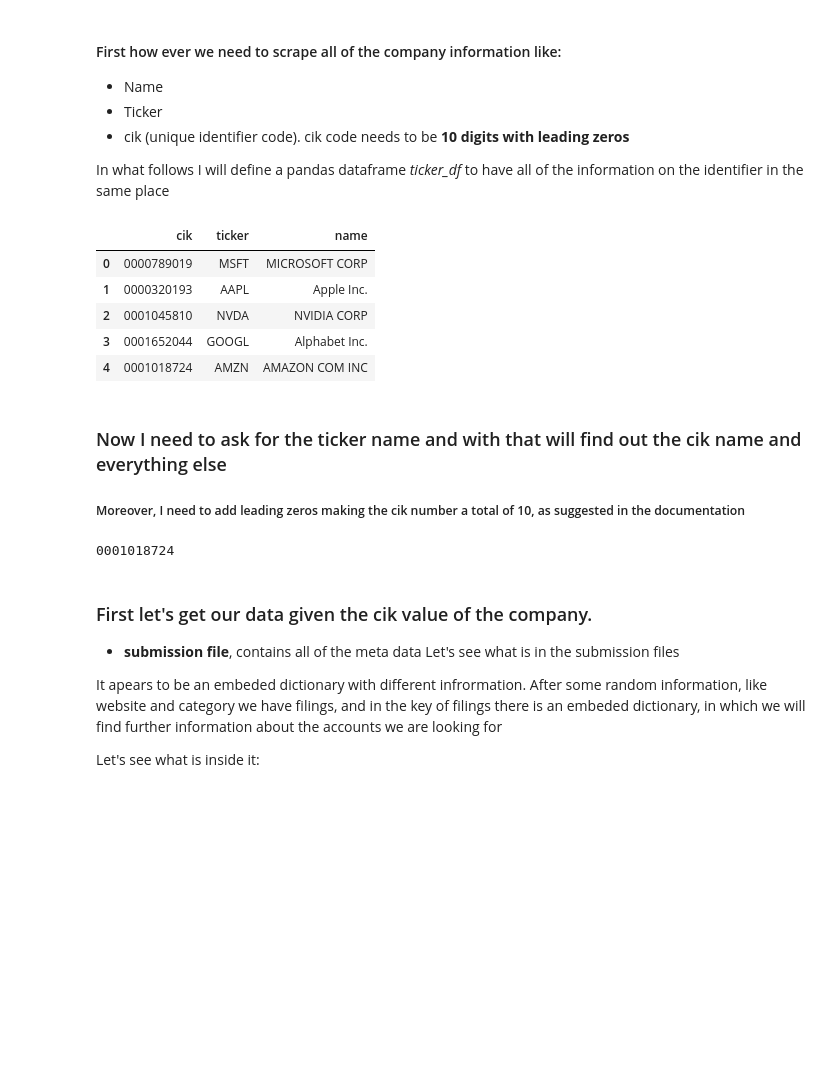
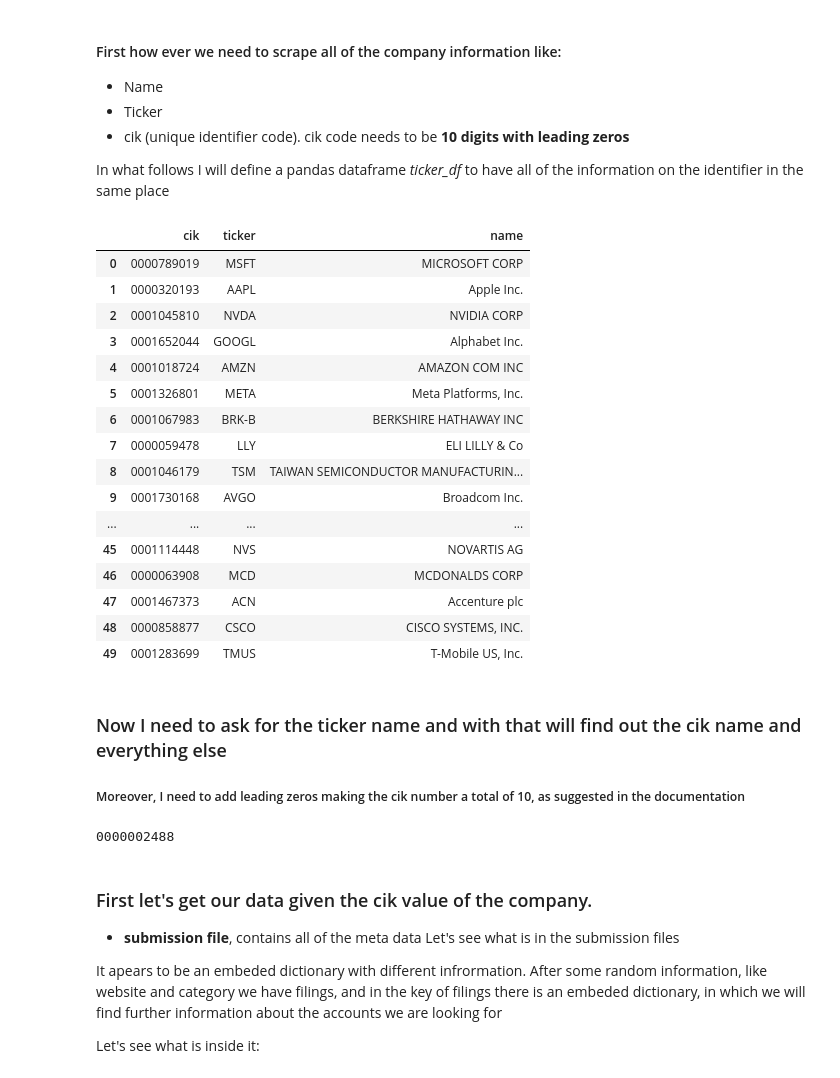
Before and after one commit to maseehfaizan/Project-Code, a Jupyter notebook: Master.ipynb, the cells around one changed output. Saved outputs shown, nothing was run; the diff lists cells and outputs as text; code cells hidden in the pictures; blank space fills up the shorter version.

```diff
--- a/Master.ipynb
+++ b/Master.ipynb
@@ -42,29 +42,40 @@ In what follows I will define a pandas dataframe *ticker_df* to have all of the
 # %%
 ticker = requests.get('https://www.sec.gov/files/company_tickers.json',headers=headers).json()
 ticker_df = pd.DataFrame.from_dict(ticker,orient='index')
 ticker_df.rename(columns={'cik_str':'cik','title':'name'},inplace=True)
 #Filing in the cik code and adding the leading zeros
 ticker_df['cik'] = ticker_df['cik'].astype(str).str.zfill(10)
-ticker_df.head()
+ticker_df.head(50)
 # %% [output]
 |  | cik | ticker | name |
 | 0 | 0000789019 | MSFT | MICROSOFT CORP |
 | 1 | 0000320193 | AAPL | Apple Inc. |
 | 2 | 0001045810 | NVDA | NVIDIA CORP |
 | 3 | 0001652044 | GOOGL | Alphabet Inc. |
 | 4 | 0001018724 | AMZN | AMAZON COM INC |
+| 5 | 0001326801 | META | Meta Platforms, Inc. |
+| 6 | 0001067983 | BRK-B | BERKSHIRE HATHAWAY INC |
+| 7 | 0000059478 | LLY | ELI LILLY & Co |
+| 8 | 0001046179 | TSM | TAIWAN SEMICONDUCTOR MANUFACTURIN... |
+| 9 | 0001730168 | AVGO | Broadcom Inc. |
+| ... | ... | ... | ... |
+| 45 | 0001114448 | NVS | NOVARTIS AG |
+| 46 | 0000063908 | MCD | MCDONALDS CORP |
+| 47 | 0001467373 | ACN | Accenture plc |
+| 48 | 0000858877 | CSCO | CISCO SYSTEMS, INC. |
+| 49 | 0001283699 | TMUS | T-Mobile US, Inc. |
 # %% [markdown]
 ### Now I need to ask for the ticker name and with that will find out the cik name and everything else
 ##### Moreover, I need to add leading zeros making the cik number a total of 10, as suggested in the documentation
 # %%
 # I need to find the cik code given the company ticker lets take AAPL as an example
-tic = 'AMZN'
+tic = 'AMD'
 tic = tic.upper()
 tic = get_close_matches(tic, ticker_df['ticker'], n=1, cutoff=0.8)[0]
 cik = ticker_df.loc[ticker_df['ticker'] == tic, 'cik'].iloc[0]
 print(cik)
 # %% [output]
-0001018724
+0000002488
 # %% [markdown]
 ### First let's get our data given the cik value of the company.
 
```
Also changed, not shown: parts of 20 cells of this notebook, 1 other file.
